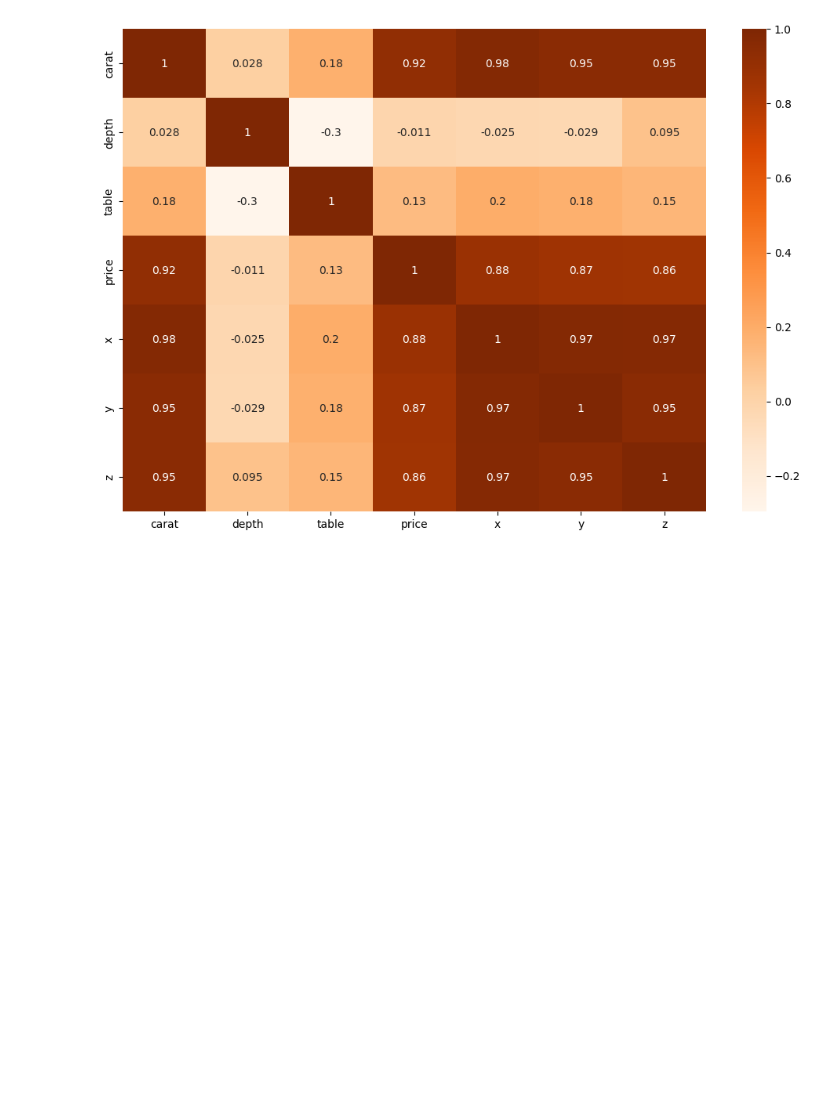
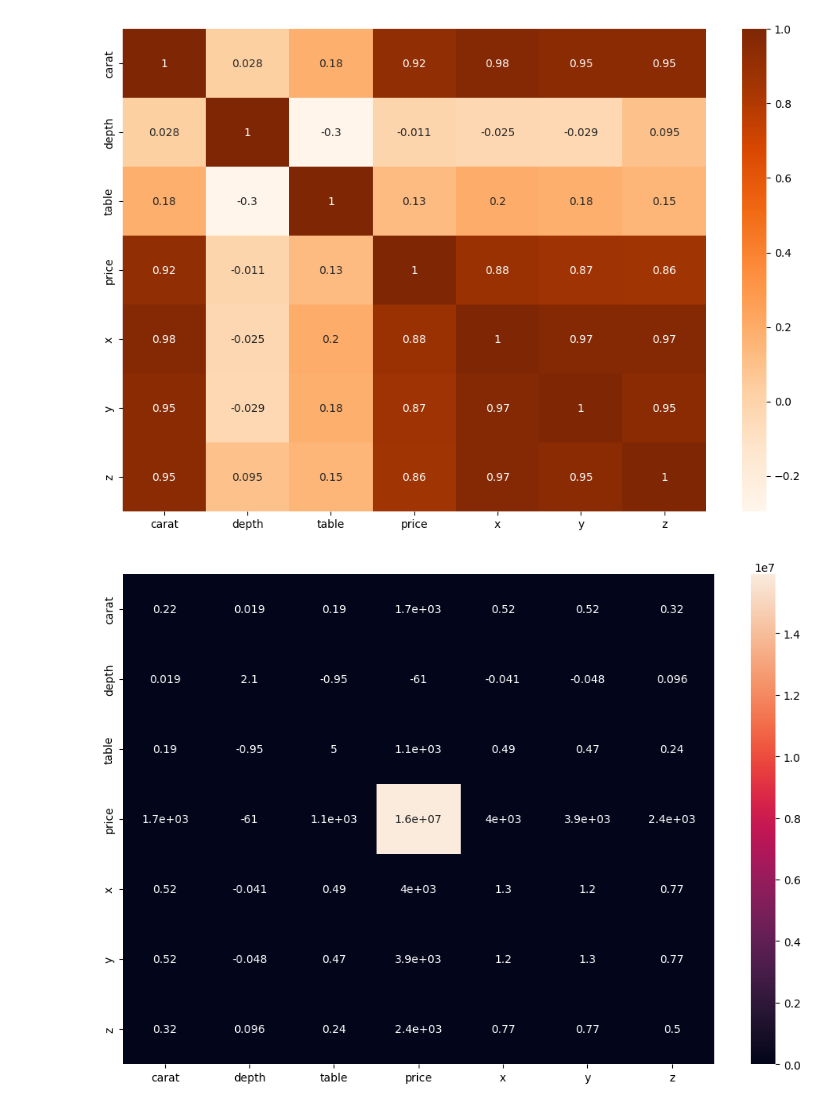
Before and after one commit to Raghav0079/XGBoost-project---1-, a Jupyter notebook: code.ipynb, the cells around one changed output. Saved outputs shown, nothing was run; the diff lists cells and outputs as text; code cells hidden in the pictures; blank space fills up the shorter version.

```diff
--- a/code.ipynb
+++ b/code.ipynb
@@ -233,3 +233,9 @@ sns.heatmap(corr_matrix, annot=True, cmap='Oranges')
 plt.show()
 # %% [output]
 [figure]
+# %%
+plt.figure(figsize=(12, 8))
+sns.heatmap(cov_matrix, annot=True)
+plt.show()
+# %% [output]
+[figure, added]
```
Also changed, not shown: parts of 22 cells of this notebook.
